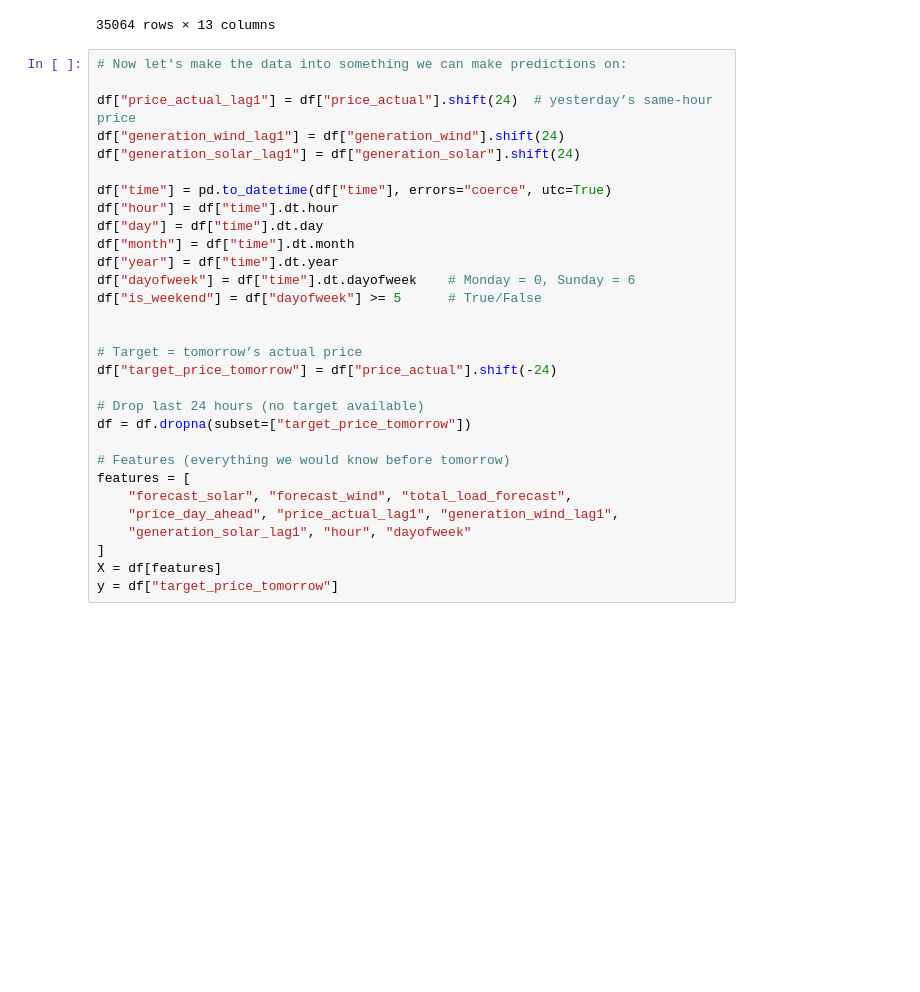
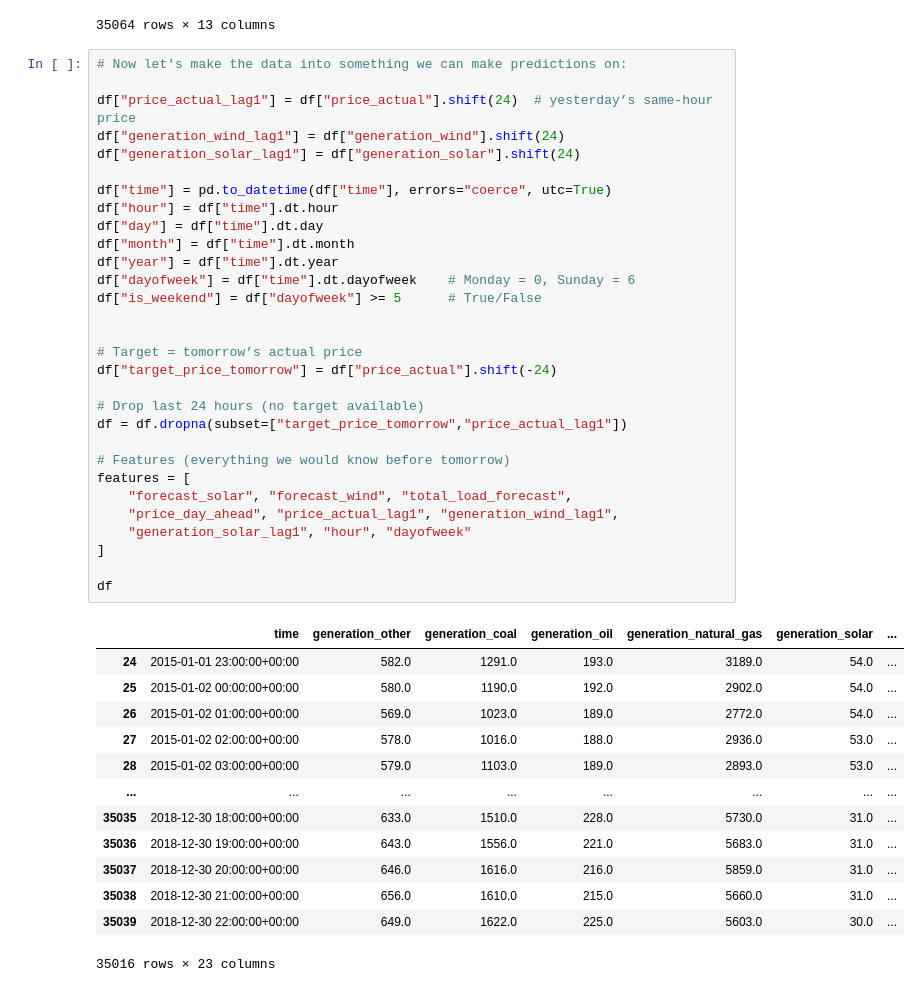
Before and after one commit to OverHeatNO/DATA3800-WattTommorrow, a Jupyter notebook: src/main.ipynb, the cells around one changed output. Cells and saved outputs as stored; diff of their text form; blank space fills up the shorter version.

```diff
--- a/src/main.ipynb
+++ b/src/main.ipynb
@@ -105,30 +105,44 @@ df
 # %%
 # Now let's make the data into something we can make predictions on:
 
 df["price_actual_lag1"] = df["price_actual"].shift(24)  # yesterday’s same-hour price
 df["generation_wind_lag1"] = df["generation_wind"].shift(24)
 df["generation_solar_lag1"] = df["generation_solar"].shift(24)
 
 df["time"] = pd.to_datetime(df["time"], errors="coerce", utc=True)
 df["hour"] = df["time"].dt.hour
 df["day"] = df["time"].dt.day
 df["month"] = df["time"].dt.month
 df["year"] = df["time"].dt.year
 df["dayofweek"] = df["time"].dt.dayofweek    # Monday = 0, Sunday = 6
 df["is_weekend"] = df["dayofweek"] >= 5      # True/False
 
 
 # Target = tomorrow’s actual price
 df["target_price_tomorrow"] = df["price_actual"].shift(-24)
 
 # Drop last 24 hours (no target available)
-df = df.dropna(subset=["target_price_tomorrow"])
+df = df.dropna(subset=["target_price_tomorrow","price_actual_lag1"])
 
 # Features (everything we would know before tomorrow)
 features = [
     "forecast_solar", "forecast_wind", "total_load_forecast",
     "price_day_ahead", "price_actual_lag1", "generation_wind_lag1",
     "generation_solar_lag1", "hour", "dayofweek"
 ]
-X = df[features]
-y = df["target_price_tomorrow"]
+
+df
+# %% [output]
+|  | time | generation_other | generation_coal | generation_oil | generation_natural_gas | generation_solar | ... |
+| 24 | 2015-01-01 23:00:00+00:00 | 582.0 | 1291.0 | 193.0 | 3189.0 | 54.0 | ... |
+| 25 | 2015-01-02 00:00:00+00:00 | 580.0 | 1190.0 | 192.0 | 2902.0 | 54.0 | ... |
+| 26 | 2015-01-02 01:00:00+00:00 | 569.0 | 1023.0 | 189.0 | 2772.0 | 54.0 | ... |
+| 27 | 2015-01-02 02:00:00+00:00 | 578.0 | 1016.0 | 188.0 | 2936.0 | 53.0 | ... |
+| 28 | 2015-01-02 03:00:00+00:00 | 579.0 | 1103.0 | 189.0 | 2893.0 | 53.0 | ... |
+| ... | ... | ... | ... | ... | ... | ... | ... |
+| 35035 | 2018-12-30 18:00:00+00:00 | 633.0 | 1510.0 | 228.0 | 5730.0 | 31.0 | ... |
+| 35036 | 2018-12-30 19:00:00+00:00 | 643.0 | 1556.0 | 221.0 | 5683.0 | 31.0 | ... |
+| 35037 | 2018-12-30 20:00:00+00:00 | 646.0 | 1616.0 | 216.0 | 5859.0 | 31.0 | ... |
+| 35038 | 2018-12-30 21:00:00+00:00 | 656.0 | 1610.0 | 215.0 | 5660.0 | 31.0 | ... |
+| 35039 | 2018-12-30 22:00:00+00:00 | 649.0 | 1622.0 | 225.0 | 5603.0 | 30.0 | ... |
+35016 rows × 23 columns
```
Also changed, not shown: parts of 1 cell of this notebook.
